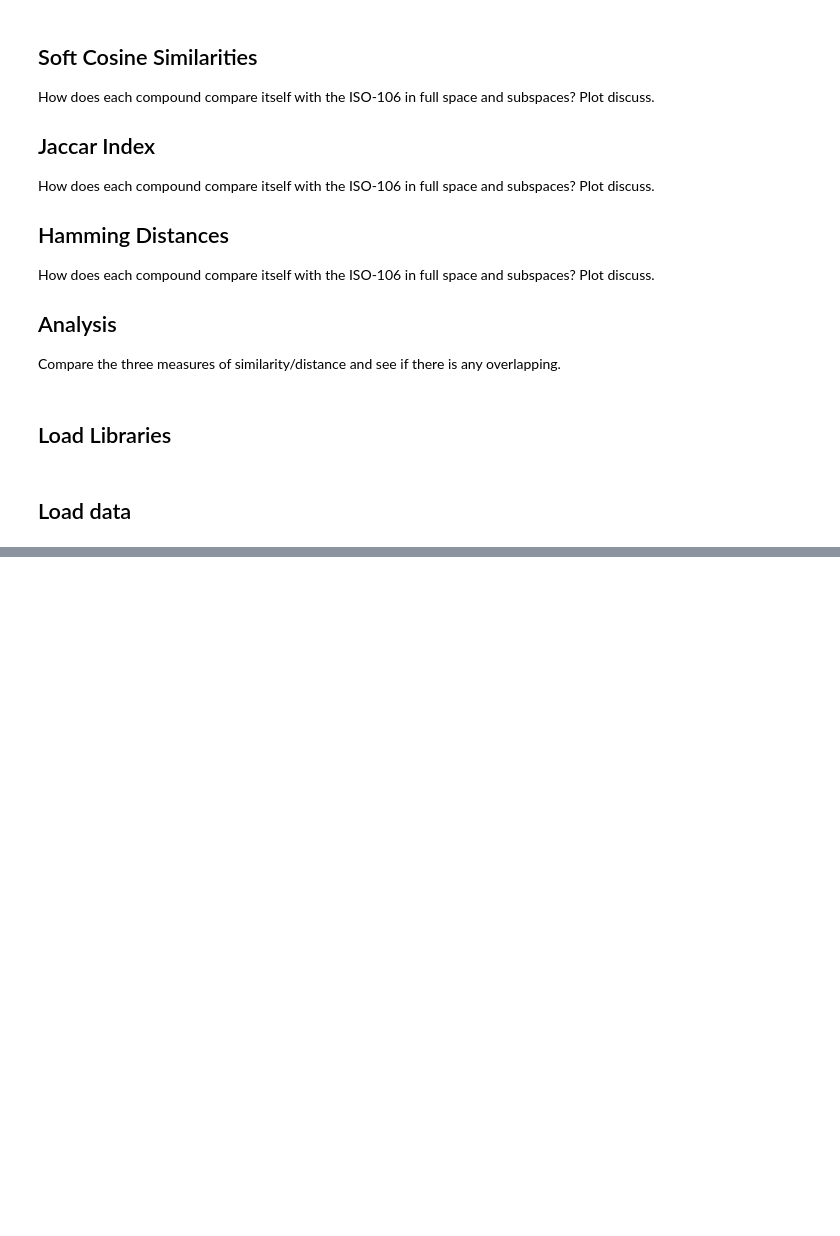
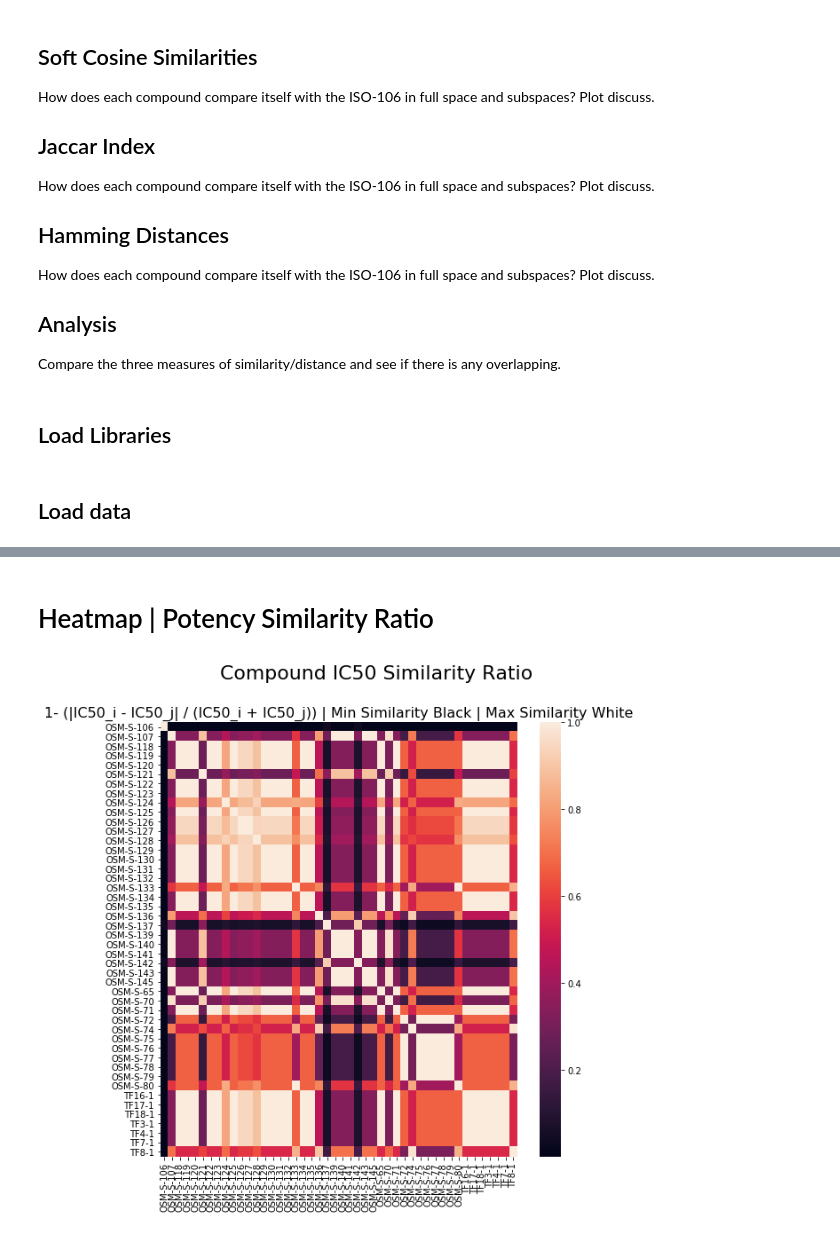
Before and after one commit to conradbm/kcail, a Jupyter notebook: code/2_deeper_findings_/main_similarities.ipynb, the cells around one changed output, grey strips where cells are left out. Cells and saved outputs as stored; diff of their text form; code cells hidden in the pictures; blank space fills up the shorter version.

```diff
--- a/code/2_deeper_findings_/main_similarities.ipynb
+++ b/code/2_deeper_findings_/main_similarities.ipynb
@@ -142,0 +251,17 @@ bigframe
+# %% [markdown]
+# Heatmap | Potency Similarity Ratio
+# %%
+fig, ax = plt.subplots(figsize=(9,9))
+
+sns.heatmap(ic50_sim_ratio_matrix,
+            xticklabels=ic50_sim_ratio_matrix.index.tolist(),
+            yticklabels=ic50_sim_ratio_matrix.index.tolist())
+#ax.xaxis.tick_top()
+plt.xticks(rotation=90)
+#ax.set_ylabel(cosine_similarity_matrix.index.tolist(), fontsize=10)
+#ax.set_xlabel(cosine_similarity_matrix.index.tolist(), fontsize=10)
+plt.suptitle("Compound IC50 Similarity Ratio", size=22)
+ax.set_title("1- (|IC50_i - IC50_j| / (IC50_i + IC50_j)) | Min Similarity Black | Max Similarity White", size=16)
+plt.show()
+# %% [output]
+[figure, added]
```
Also changed, not shown: parts of 24 cells of this notebook, 7 other files.
